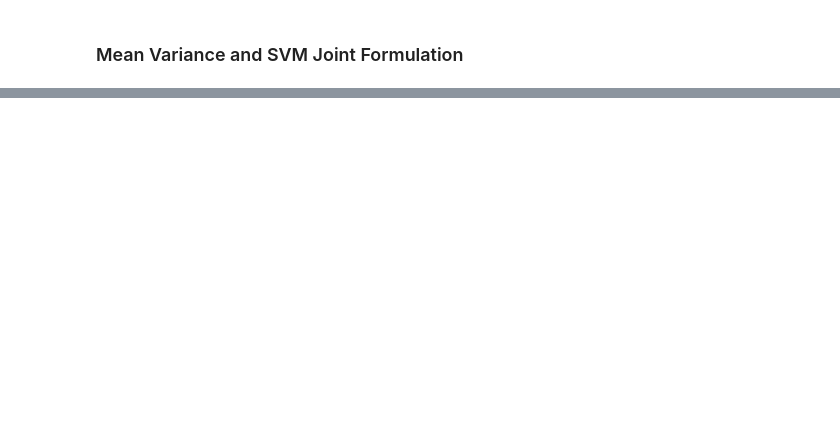
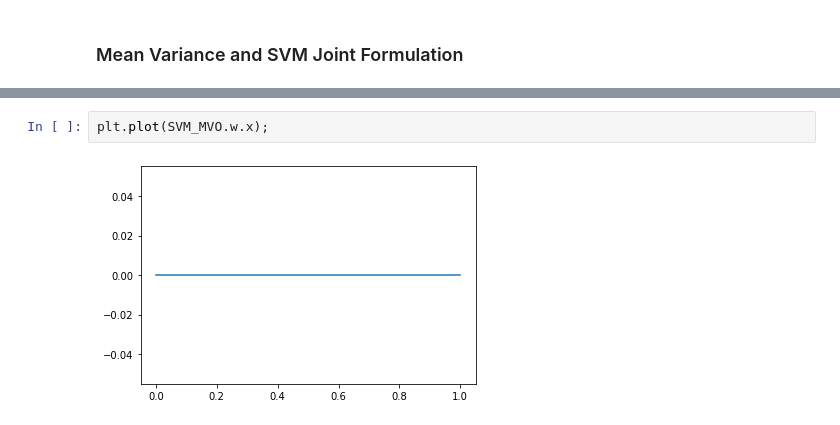
Before and after one commit to davidislip/SVM-and-MVO, a Jupyter notebook: Joint_Optimization.ipynb, the cells around one changed output, grey strips where cells are left out. Saved outputs shown, nothing was run; the diff lists cells and outputs as text; blank space fills up the shorter version.

```diff
--- a/Joint_Optimization.ipynb
+++ b/Joint_Optimization.ipynb
@@ -303,3 +337,7 @@ SVM_MVO.get_results(fig_size=(8,4))
+# %%
+plt.plot(SVM_MVO.w.x);
+# %% [output]
+[figure, added]
 # %%
 SVM_MVO.get_frontier()
 # %% [output]
```
Also changed, not shown: parts of 21 cells of this notebook.
